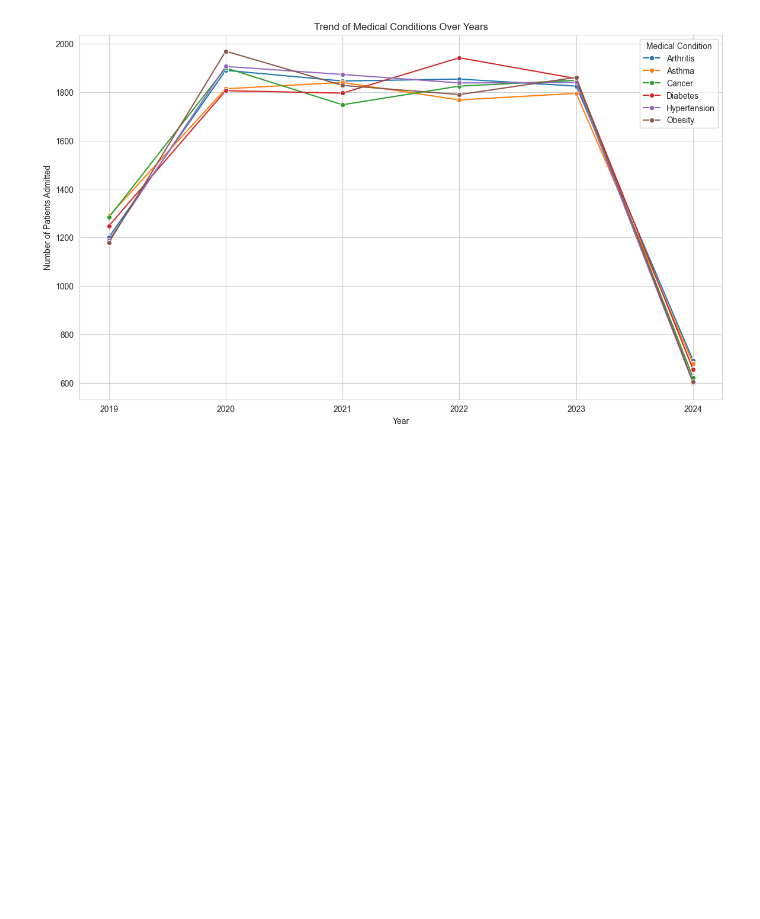
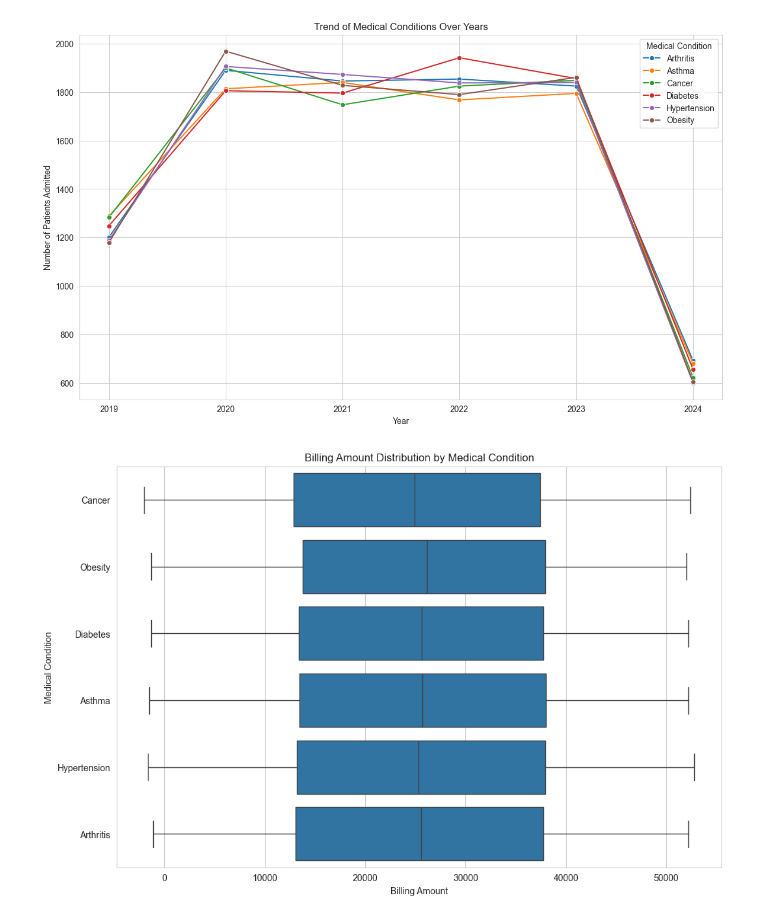
Before and after one commit to Kasraabdi/analysis_of_healthcare_dataset, a Jupyter notebook: analysis.ipynb, the cells around one changed output. Drawn from its saved outputs; the diff is of its cells as text; code cells hidden in the pictures; blank space fills up the shorter version.

Commit message:
data

```diff
--- a/analysis.ipynb
+++ b/analysis.ipynb
@@ -190,3 +190,15 @@ plt.grid(True)
 plt.show()
 # %% [output]
 [figure]
+# %%
+import seaborn as sns
+import matplotlib.pyplot as plt
+
+plt.figure(figsize=(12, 8))
+sns.boxplot(data=df, x='Billing Amount', y='Medical Condition')
+plt.title('Billing Amount Distribution by Medical Condition')
+plt.xlabel('Billing Amount')
+plt.ylabel('Medical Condition')
+plt.show()
+# %% [output]
+[figure, added]
```
Also changed, not shown: parts of 1 cell of this notebook.
